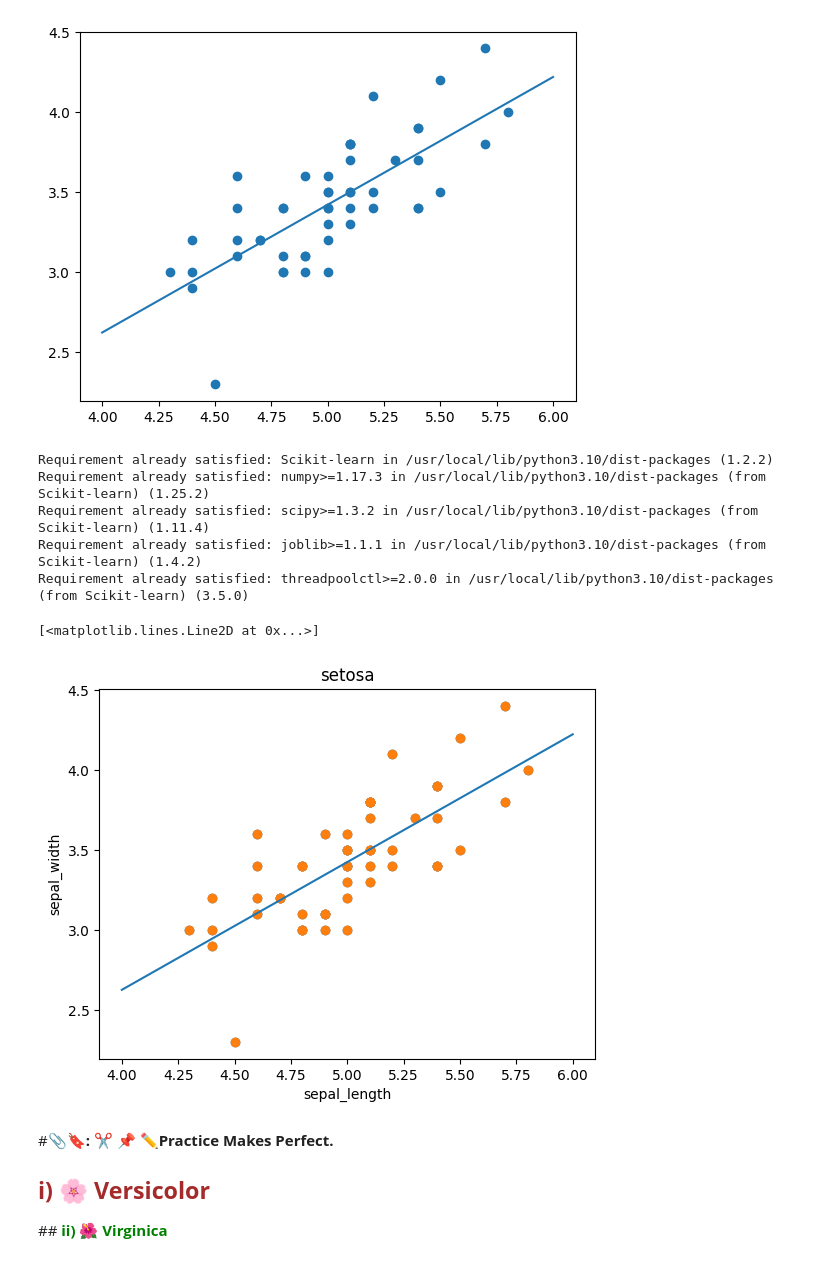
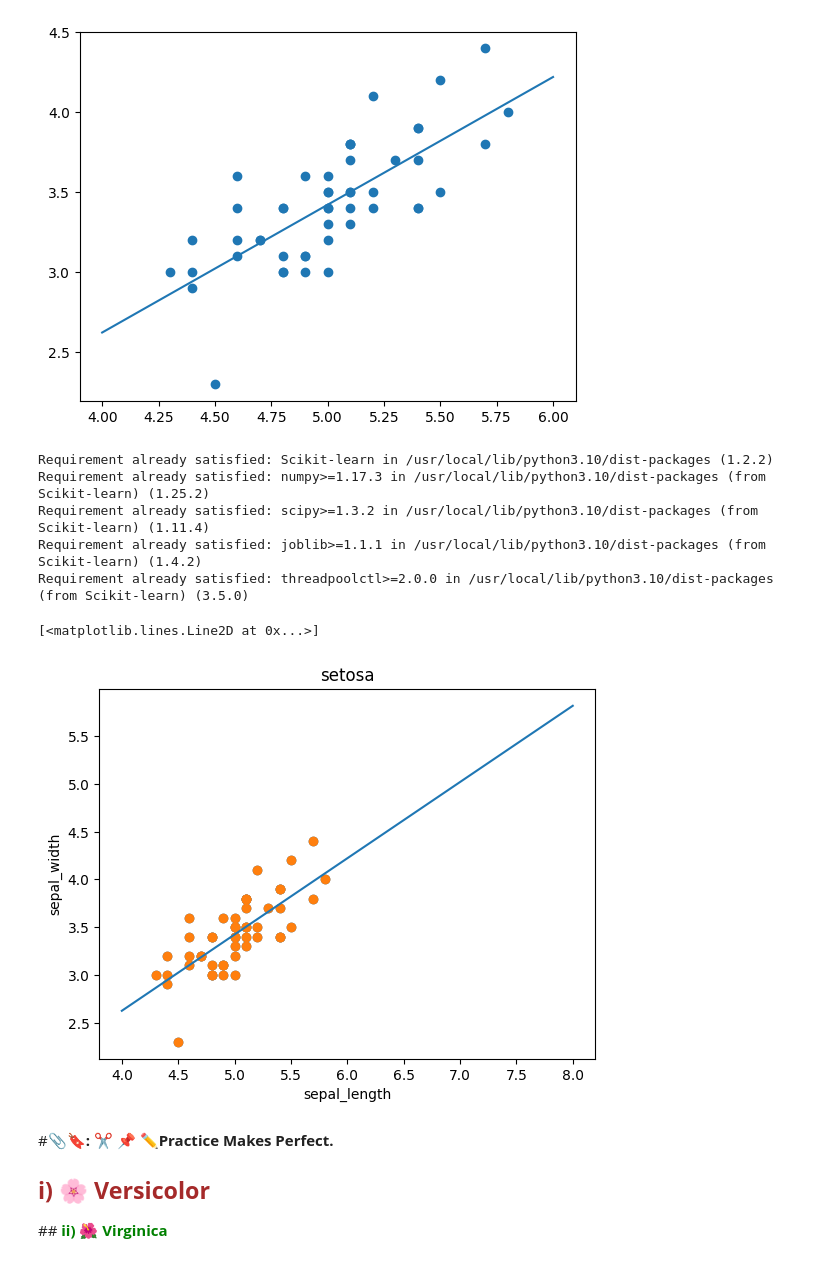
Before and after one commit to hyojin13/data_analysis, a Jupyter notebook: 10_Regression_withScikitLearn_annotation.ipynb, the cells around one changed output. Drawn from its saved outputs; the diff is of its cells as text; code cells hidden in the pictures.

```diff
--- a/10_Regression_withScikitLearn_annotation.ipynb
+++ b/10_Regression_withScikitLearn_annotation.ipynb
@@ -299,49 +257,42 @@ import matplotlib.pyplot as plt
 
 df = sns.load_dataset('iris')
 x = list(df['sepal_length'])
 y = list(df['sepal_width'])
 
 df_setosa = df[df['species']=='setosa']
-#Step 1. df['species']=='setosa': It selects <the rows> in the DataFrame df where <the value in the 'species' column is equal to 'setosa'>.
-#Step 2. df[df['species']=='setosa']: This expression uses the previous Step #1 to filter the DataFrame df to create a new DataFrame df_setosa,
-# containing only the rows where the value in the 'species' column is 'setosa'.
 
 x = list(df_setosa['sepal_length'])
 y = list(df_setosa['sepal_width'])
 plt.scatter(x, y);
 plt.xlabel('sepal_length')
 plt.ylabel('sepal_width')
 plt.title('setosa')
 !pip install Scikit-learn # Machine learning library
 
-# LinearRegression is a class, used for linear regression modeling in scikit-learn, within the sklearn.
-# linear_model module, which is part of the sklearn package.
-# Note that the sklearn is a shorthand alias for "scikit-learn" library.
-
 from sklearn.linear_model import LinearRegression
 model = LinearRegression(fit_intercept=True)
-import numpy as np # The numpy package for numerical computing (large, multi-dimensional arrays and matrices, along with a collection of mathematical functions)
-x = np.array(x) # The np.array() function converts the variable x into a NumPy array. If x was originally a Python list, tuple, or any other iterable object, this function will create a new NumPy array containing the elements of x.
+import numpy as np
+x = np.array(x)
 y = np.array(y)
-X = x.reshape(-1, 1) #1-D array converted to 2-D array
+X = x.reshape(-1, 1)
 X.shape
 model.fit(X, y)
-model.coef_ #y=ax + b (a 상수 coefficient;) 모델 핏을 한다는 것은. 데이터가 있을 때 절편값을 구하는 것 Y=ax + b 틀 자체를 모델이라고 한다.  핏을 누르면, 데이터를 틀에 관통시켜서 a와 b 변수값을 구해내는 것을 fit 이라고 한다.
-model.intercept_ #y=ax + b (b 절편값 intercept)
-xfit = np.linspace(4, 6) #1-D array를 4~6까지 50 개의 숫자로 만들어라 (a=시작수, b=끝수, default = 50
+model.coef_
+model.intercept_
+xfit = np.linspace(4, 8, 50)
 xfit
-Xfit = xfit.reshape(-1, 1) # 1-D array converted to 2-D array
+Xfit = xfit.reshape(-1, 1)
 yfit = model.predict(Xfit)
-plt.scatter(x, y) #데이터 점이 표시된다
+plt.scatter(x, y)
 plt.plot(xfit, yfit)
 # %% [output]
 Requirement already satisfied: Scikit-learn in /usr/local/lib/python3.10/dist-packages (1.2.2)
 Requirement already satisfied: numpy>=1.17.3 in /usr/local/lib/python3.10/dist-packages (from Scikit-learn) (1.25.2)
 Requirement already satisfied: scipy>=1.3.2 in /usr/local/lib/python3.10/dist-packages (from Scikit-learn) (1.11.4)
 Requirement already satisfied: joblib>=1.1.1 in /usr/local/lib/python3.10/dist-packages (from Scikit-learn) (1.4.2)
 Requirement already satisfied: threadpoolctl>=2.0.0 in /usr/local/lib/python3.10/dist-packages (from Scikit-learn) (3.5.0)
 [<matplotlib.lines.Line2D at 0x...>]
-[figure, old version]
+[figure, new version]
 # %% [markdown]
 #**📎🔖: ✂️ 📌 ✏️Practice Makes Perfect.**
 ## <font color = 'brown'> **i) 🌸 Versicolor**
```
Also changed, not shown: parts of 24 cells of this notebook.
